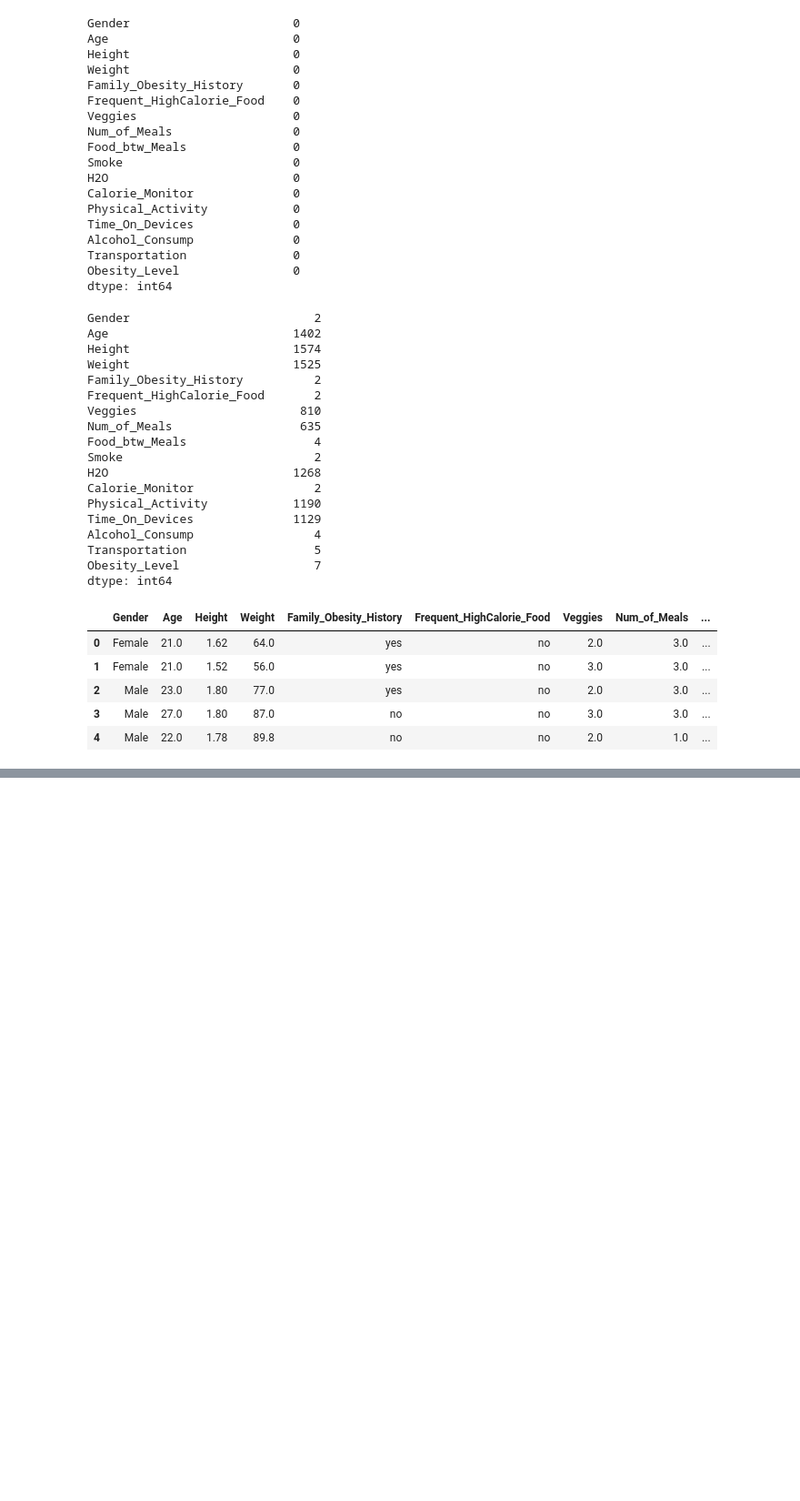
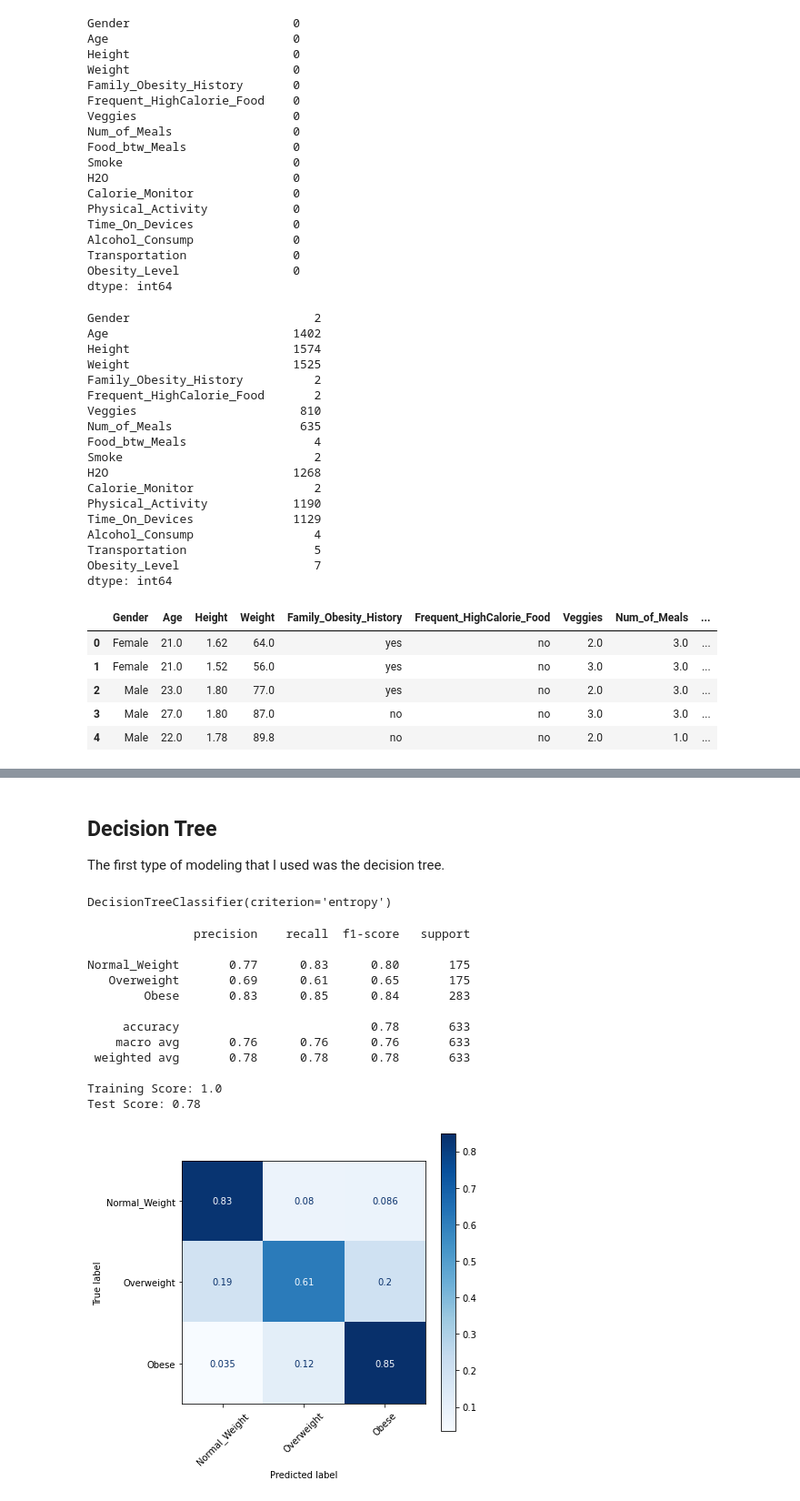
Before and after one commit to samlimish/project3, a Jupyter notebook: Project3.ipynb, the cells around one changed output, grey strips where cells are left out. Shown at 91% size. Saved outputs shown, nothing was run; the diff lists cells and outputs as text; code cells hidden in the pictures; blank space fills up the shorter version.

```diff
--- a/Project3.ipynb
+++ b/Project3.ipynb
@@ -275,0 +177,6 @@ dtype: float64
+# %%
+#Train test split
+X=obesity.drop(columns=['Obesity_Level', 'Weight','Height'])
+y=obesity['Obesity_Level'].map(cat_dict)
+X_train, X_test, y_train, y_test = train_test_split(X, y, test_size = 0.3, random_state = 11)
+y_train.value_counts(normalize=True)
@@ -275,0 +190,10 @@ dtype: float64
+# %%
+# One hot encoder
+# instead of using the actual one hot encoder, I've decided to use get_dummies because three of the columns are not categorical
+columns= ['Gender', 'Family_Obesity_History','Frequent_HighCalorie_Food','Veggies','Num_of_Meals',
+                        'Food_btw_Meals','Smoke','H2O','Calorie_Monitor','Physical_Activity','Time_On_Devices',
+                        'Alcohol_Consump','Transportation']
+X_train_ohe =pd.get_dummies(X_train, columns= columns, drop_first=True)
+X_test_ohe = pd.get_dummies(X_test, columns= columns, drop_first=True)
+print(X_test_ohe.columns)
+# print(X_train_ohe.columns)
@@ -275,0 +221,9 @@ dtype: float64
+# %% [markdown]
+## Decision Tree
+
+The first type of modeling that I used was the decision tree.
+# %%
+dtree=DecisionTreeClassifier(criterion='entropy')
+dtree.fit(X_train_ohe, y_train)
+# %% [output]
+DecisionTreeClassifier(criterion='entropy')
@@ -275,0 +241,30 @@ dtype: float64
+# %%
+# label=list(le.inverse_transform([0, 1, 2, 3, 4, 5, 6]))
+label=list(cat_dict.keys())
+def model_score(model,X_train, X_test, y_train, y_test, label=None ):
+    y_hat_train = model.predict(X_train)
+    y_hat_test = model.predict(X_test)
+
+    print(metrics.classification_report(y_test, y_hat_test, target_names=label))
+    fig, ax= plt.subplots(figsize=(6,6))
+    metrics.plot_confusion_matrix(model, X_test, y_test, cmap='Blues', normalize='true',
+                                 display_labels= label, ax=ax)
+    plt.xticks(rotation=45)
+    print(f'Training Score: {round(model.score(X_train, y_train), 2)}')
+    print(f'Test Score: {round(model.score(X_test, y_test), 2)}')
+# %%
+model_score(dtree, X_train_ohe, X_test_ohe, y_train, y_test, label=label)
+# %% [output]
+               precision    recall  f1-score   support
+
+Normal_Weight       0.77      0.83      0.80       175
+   Overweight       0.69      0.61      0.65       175
+        Obese       0.83      0.85      0.84       283
+
+     accuracy                           0.78       633
+    macro avg       0.76      0.76      0.76       633
+ weighted avg       0.78      0.78      0.78       633
+
+Training Score: 1.0
+Test Score: 0.78
+[figure, added]
```
Also changed, not shown: parts of 62 cells of this notebook.
